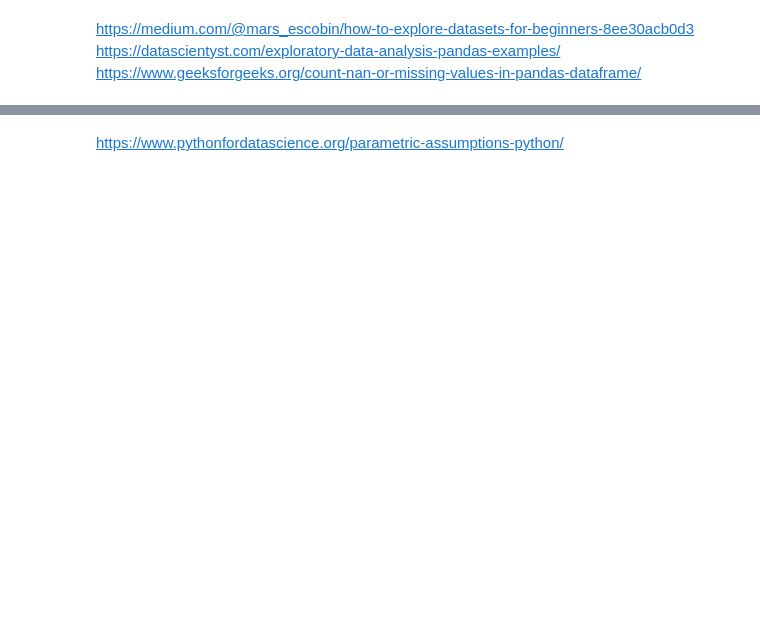
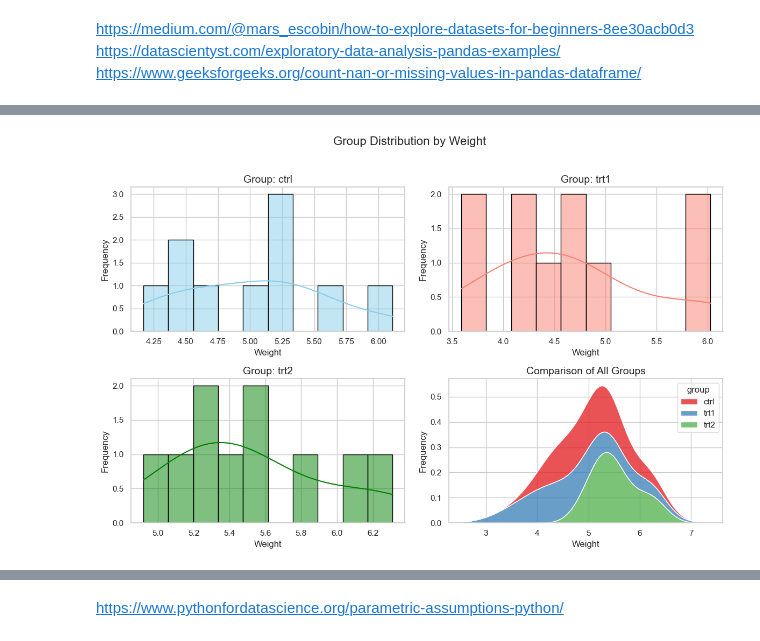
Before and after one commit to Cecilia8989/applied_statistics_assessment, a Jupyter notebook: project.ipynb, the cells around one changed output, grey strips where cells are left out. Cells and saved outputs as stored; diff of their text form; code cells hidden in the pictures; blank space fills up the shorter version.

```diff
--- a/project.ipynb
+++ b/project.ipynb
@@ -231,0 +302,40 @@ trt2_d = df[df['group'] == 'trt2']['weight']
+# %%
+# Set up the figure with 2 rows and 2 columns (4 subplots in total)
+fig, axs = plt.subplots(2, 2, figsize=(12, 8))
+
+# Set the title for the entire figure
+plt.suptitle('Group Distribution by Weight', fontsize=16)
+
+# Plot 1: Histogram for the 'ctrl' group
+sns.histplot(df_plant_growth[df_plant_growth['group'] == 'ctrl']['weight'], kde=True, color='skyblue', bins=10, ax=axs[0, 0], edgecolor='black')
+axs[0, 0].set_title('Group: ctrl', fontsize=14)
+axs[0, 0].set_xlabel('Weight')
+axs[0, 0].set_ylabel('Frequency')
+
+# Plot 2: Histogram for the 'trt1' group
+sns.histplot(df_plant_growth[df_plant_growth['group'] == 'trt1']['weight'], kde=True, color='salmon', bins=10, ax=axs[0, 1], edgecolor='black')
+axs[0, 1].set_title('Group: trt1', fontsize=14)
+axs[0, 1].set_xlabel('Weight')
+axs[0, 1].set_ylabel('Frequency')
+
+# Plot 3: Histogram for the 'trt2' group
+sns.histplot(df_plant_growth[df_plant_growth['group'] == 'trt2']['weight'], kde=True, color='green', bins=10, ax=axs[1, 0], edgecolor='black')
+axs[1, 0].set_title('Group: trt2', fontsize=14)
+axs[1, 0].set_xlabel('Weight')
+axs[1, 0].set_ylabel('Frequency')
+
+# Plot 4: Overlapping histograms for all groups
+sns.kdeplot(data=df_plant_growth, x="weight", hue="group", multiple="stack", ax=axs[1, 1], palette="Set1")
+
+# Add the title and labels for the last subplot
+axs[1, 1].set_title('Comparison of All Groups', fontsize=14)
+axs[1, 1].set_xlabel('Weight')
+axs[1, 1].set_ylabel('Frequency')
+
+# Adjust the layout to prevent overlapping of elements
+plt.tight_layout(rect=[0, 0, 1, 0.96])  # Adjust to leave space for the main title
+
+# Show the plot
+plt.show()
+# %% [output]
+[figure, added]
```
Also changed, not shown: parts of 58 cells of this notebook, 1 other file.
